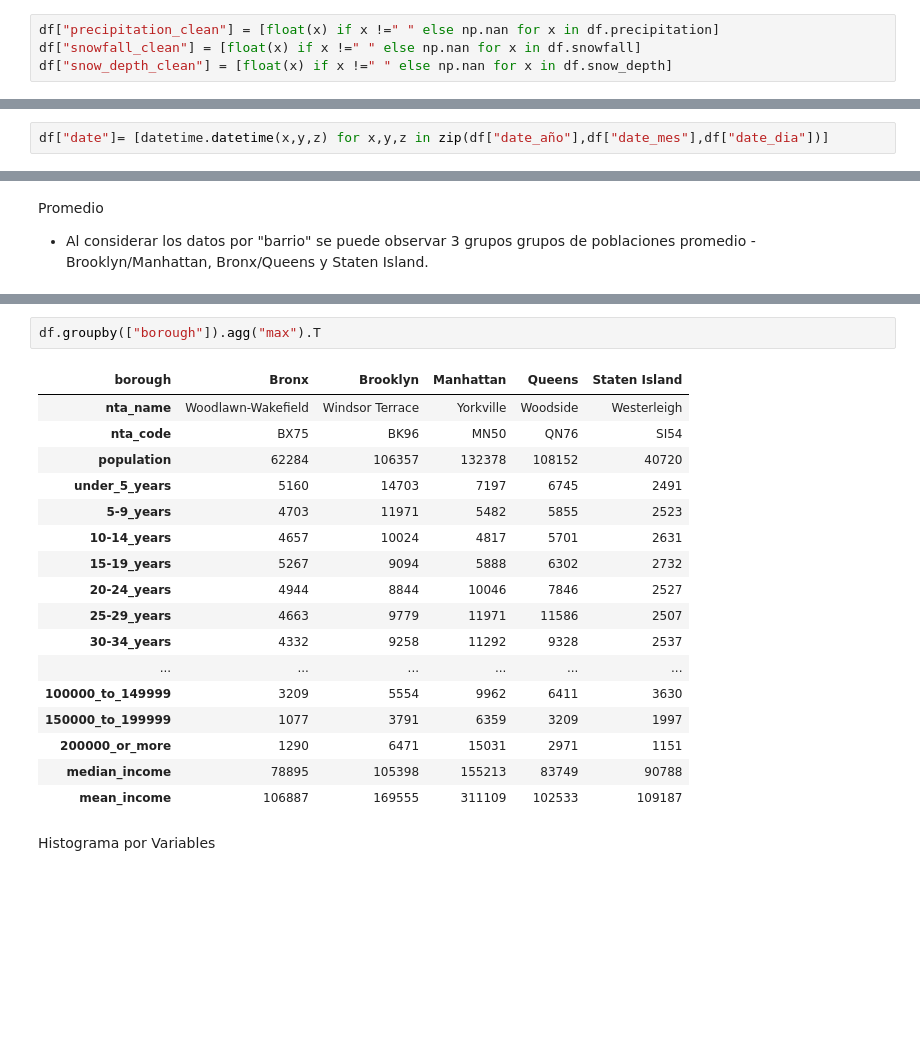
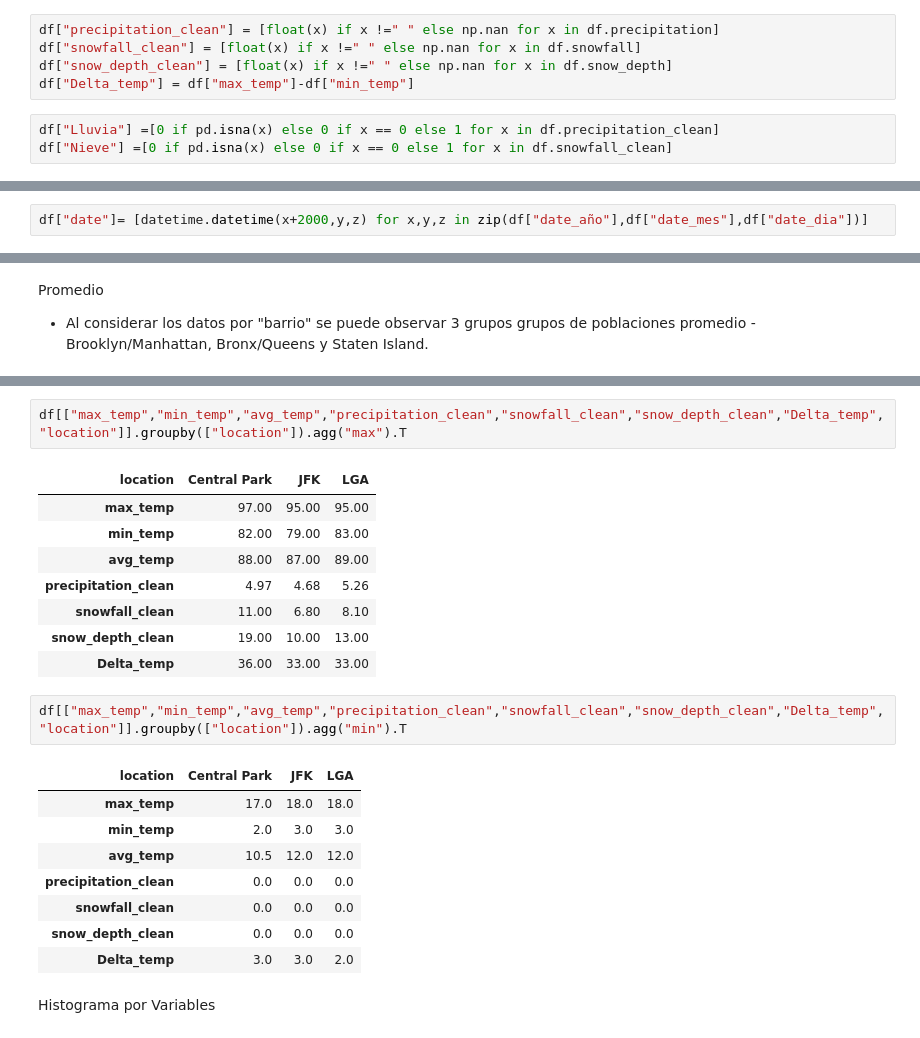
Before and after one commit to ingkilo/Bogota_2_Journal, a Jupyter notebook: Datathon/EDA Notebooks/EDA Weather.ipynb, the cells around one changed output, grey strips where cells are left out. Drawn from its saved outputs; the diff is of its cells as text; blank space fills up the shorter version.

```diff
--- a/Datathon/EDA Notebooks/EDA Weather.ipynb
+++ b/Datathon/EDA Notebooks/EDA Weather.ipynb
@@ -59,6 +59,10 @@ memory usage: 171.2+ KB
 df["precipitation_clean"] = [float(x) if x !=" " else np.nan for x in df.precipitation]
 df["snowfall_clean"] = [float(x) if x !=" " else np.nan for x in df.snowfall]
 df["snow_depth_clean"] = [float(x) if x !=" " else np.nan for x in df.snow_depth]
+df["Delta_temp"] = df["max_temp"]-df["min_temp"]
+# %%
+df["Lluvia"] =[0 if pd.isna(x) else 0 if x == 0 else 1 for x in df.precipitation_clean]
+df["Nieve"] =[0 if pd.isna(x) else 0 if x == 0 else 1 for x in df.snowfall_clean]
 # %%
 df["date_año"]= [int(x.split("/")[2]) for x in df["date"]]
 df["date_mes"]= [int(x.split("/")[0]) for x in df["date"]]
@@ -87,5 +91,5 @@ df
 # %%
-df["date"]= [datetime.datetime(x,y,z) for x,y,z in zip(df["date_año"],df["date_mes"],df["date_dia"])]
+df["date"]= [datetime.datetime(x+2000,y,z) for x,y,z in zip(df["date_año"],df["date_mes"],df["date_dia"])]
 # %%
 df.describe().T
 # %% [output]
@@ -173,23 +159,25 @@ df.groupby(["borough"]).agg("sum").T
 # %%
-df.groupby(["borough"]).agg("max").T
+df[["max_temp","min_temp","avg_temp","precipitation_clean","snowfall_clean","snow_depth_clean","Delta_temp","location"]].groupby(["location"]).agg("max").T
 # %% [output]
-| borough | Bronx | Brooklyn | Manhattan | Queens | Staten Island |
-| nta_name | Woodlawn-Wakefield | Windsor Terrace | Yorkville | Woodside | Westerleigh |
-| nta_code | BX75 | BK96 | MN50 | QN76 | SI54 |
-| population | 62284 | 106357 | 132378 | 108152 | 40720 |
-| under_5_years | 5160 | 14703 | 7197 | 6745 | 2491 |
-| 5-9_years | 4703 | 11971 | 5482 | 5855 | 2523 |
-| 10-14_years | 4657 | 10024 | 4817 | 5701 | 2631 |
-| 15-19_years | 5267 | 9094 | 5888 | 6302 | 2732 |
-| 20-24_years | 4944 | 8844 | 10046 | 7846 | 2527 |
-| 25-29_years | 4663 | 9779 | 11971 | 11586 | 2507 |
-| 30-34_years | 4332 | 9258 | 11292 | 9328 | 2537 |
-| ... | ... | ... | ... | ... | ... |
-| 100000_to_149999 | 3209 | 5554 | 9962 | 6411 | 3630 |
-| 150000_to_199999 | 1077 | 3791 | 6359 | 3209 | 1997 |
-| 200000_or_more | 1290 | 6471 | 15031 | 2971 | 1151 |
-| median_income | 78895 | 105398 | 155213 | 83749 | 90788 |
-| mean_income | 106887 | 169555 | 311109 | 102533 | 109187 |
+| location | Central Park | JFK | LGA |
+| max_temp | 97.00 | 95.00 | 95.00 |
+| min_temp | 82.00 | 79.00 | 83.00 |
+| avg_temp | 88.00 | 87.00 | 89.00 |
+| precipitation_clean | 4.97 | 4.68 | 5.26 |
+| snowfall_clean | 11.00 | 6.80 | 8.10 |
+| snow_depth_clean | 19.00 | 10.00 | 13.00 |
+| Delta_temp | 36.00 | 33.00 | 33.00 |
+# %%
+df[["max_temp","min_temp","avg_temp","precipitation_clean","snowfall_clean","snow_depth_clean","Delta_temp","location"]].groupby(["location"]).agg("min").T
+# %% [output]
+| location | Central Park | JFK | LGA |
+| max_temp | 17.0 | 18.0 | 18.0 |
+| min_temp | 2.0 | 3.0 | 3.0 |
+| avg_temp | 10.5 | 12.0 | 12.0 |
+| precipitation_clean | 0.0 | 0.0 | 0.0 |
+| snowfall_clean | 0.0 | 0.0 | 0.0 |
+| snow_depth_clean | 0.0 | 0.0 | 0.0 |
+| Delta_temp | 3.0 | 3.0 | 2.0 |
 # %% [markdown]
 Histograma por Variables
 # %%
```
Also changed, not shown: parts of 25 cells of this notebook.
